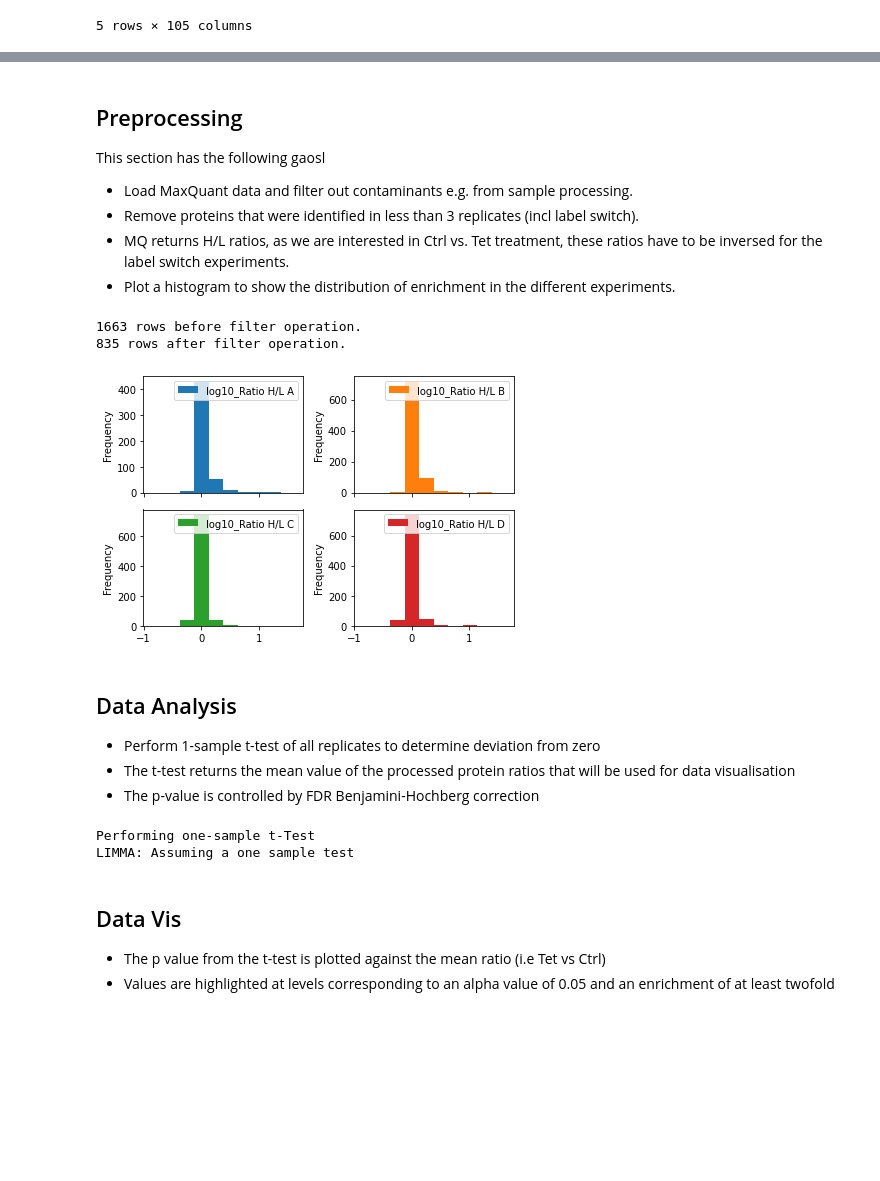
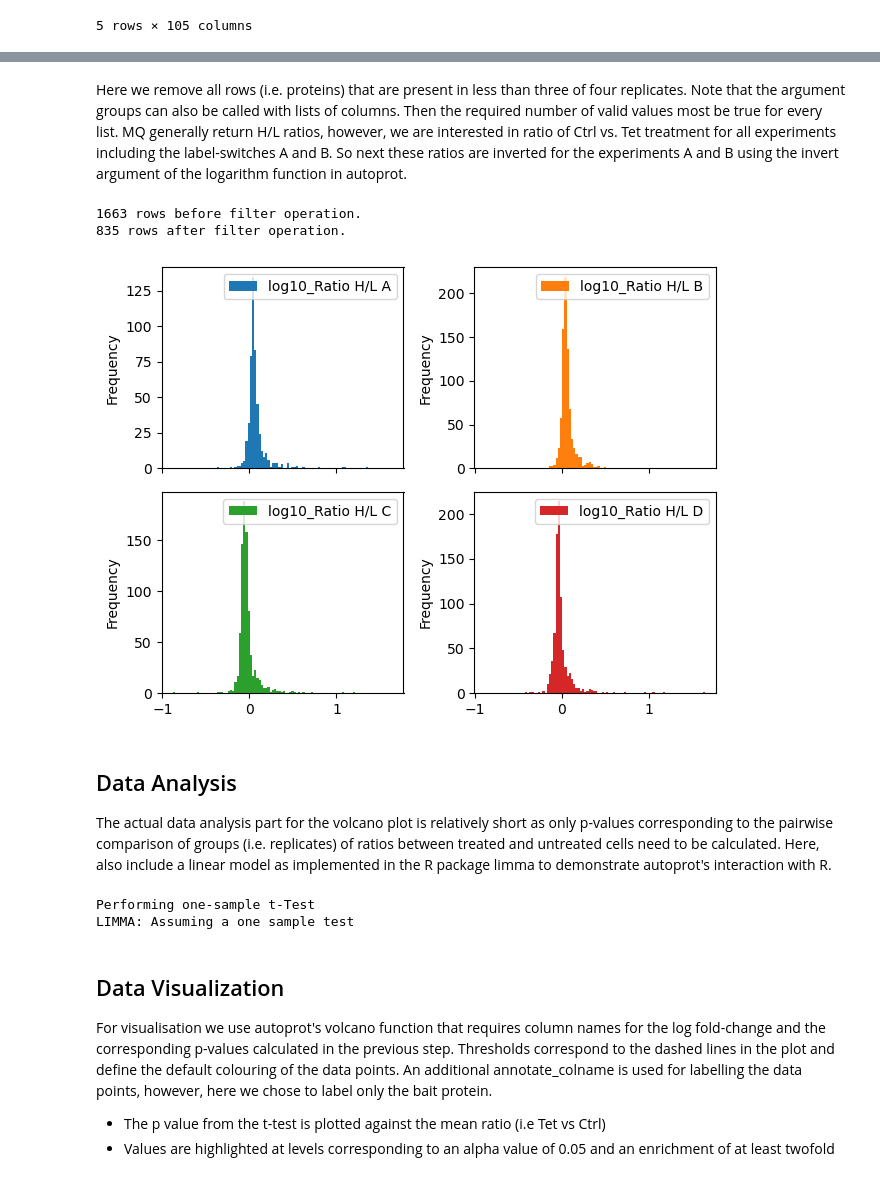
Before and after one commit to ag-warscheid/autoprot, a Jupyter notebook: examples/01_ap-ms.ipynb, the cells around one changed output, grey strips where cells are left out. Cells and saved outputs as stored; diff of their text form; code cells hidden in the pictures; blank space fills up the shorter version.

Commit message:
First two notebooks for example section.

```diff
--- a/examples/01_ap-ms.ipynb
+++ b/examples/01_ap-ms.ipynb
@@ -106,37 +99,32 @@ plt.tight_layout()
-# %% [markdown]
-## Preprocessing
-This section has the following gaosl
-
-- Load MaxQuant data and filter out contaminants e.g. from sample processing.
-- Remove proteins that were identified in less than 3 replicates (incl label switch).
-- MQ returns H/L ratios, as we are interested in Ctrl vs. Tet treatment, these ratios have to be inversed for the label switch experiments.
-- Plot a histogram to show the distribution of enrichment in the different experiments.
+# %% [markdown]
+Here we remove all rows (i.e. proteins) that are present in less than three of four replicates. Note that the argument groups can also be called with lists of columns. Then the required number of valid values most be true for every list.
+MQ generally return H/L ratios, however, we are interested in ratio of Ctrl vs. Tet treatment for all experiments including the label-switches A and B.
+So next these ratios are inverted for the experiments A and B using the invert argument of the logarithm function in autoprot.
 # %%
 # filter proteins with at least 3 valid ratios
 pg = pp.filter_vv(pg, groups=[protRatios.to_list()], n=3)
 
-# invert the last to experiment (i.e. label switches)
+# invert the first two experiments (i.e. label switches)
 invert = [-1,-1,1,1]
+
 # calculate log value of ratios
 pg = pp.log(pg, protRatios, base=10, invert=invert)
 
 # plot the log ratios
 protRatio_log = pg.filter(regex="^log10_Ratio H\/L [A,B,C,D]+$").columns
 hist = pg[protRatio_log].plot(kind='hist',
-                              bins=10,
+                              bins=100,
                               subplots=True,
                               layout=(2,2),
                               sharex=True)
 plt.tight_layout()
 # %% [output]
 1663 rows before filter operation.
 835 rows after filter operation.
-[figure, old version]
+[figure, new version]
-# %% [markdown]
-## Data Analysis
-- Perform 1-sample t-test of all replicates to determine deviation from zero
-- The t-test returns the mean value of the processed protein ratios that will be used for data visualisation
-- The p-value is controlled by FDR Benjamini-Hochberg correction
+# %% [markdown]
+## Data Analysis
+The actual data analysis part for the volcano plot is relatively short as only p-values corresponding to the pairwise comparison of groups (i.e. replicates) of ratios between treated and untreated cells need to be calculated. Here, also include a linear model as implemented in the R package limma to demonstrate autoprot's interaction with R.
 # %%
 reps = ['log10_Ratio H/L A', 'log10_Ratio H/L B','log10_Ratio H/L C', 'log10_Ratio H/L D']
 # perform standard ttest
@@ -147,7 +135,10 @@ pg = ana.limma(df=pg, reps=reps, cond="_TetvsCtrl")
 Performing one-sample t-Test
 LIMMA: Assuming a one sample test
 # %% [markdown]
-## Data Vis
+## Data Visualization
+For visualisation we use autoprot's volcano function that requires column names for the log fold-change and the corresponding p-values calculated in the previous step.
+Thresholds correspond to the dashed lines in the plot and define the default colouring of the data points. An additional annotate_colname is used for labelling the data points, however, here we chose to label only the bait protein.
+
 - The p value from the t-test is plotted against the mean ratio (i.e Tet vs Ctrl)
 - Values are highlighted at levels corresponding to an alpha value of 0.05 and an enrichment of at least twofold
 # %%
```
Also changed, not shown: parts of 11 cells of this notebook.
